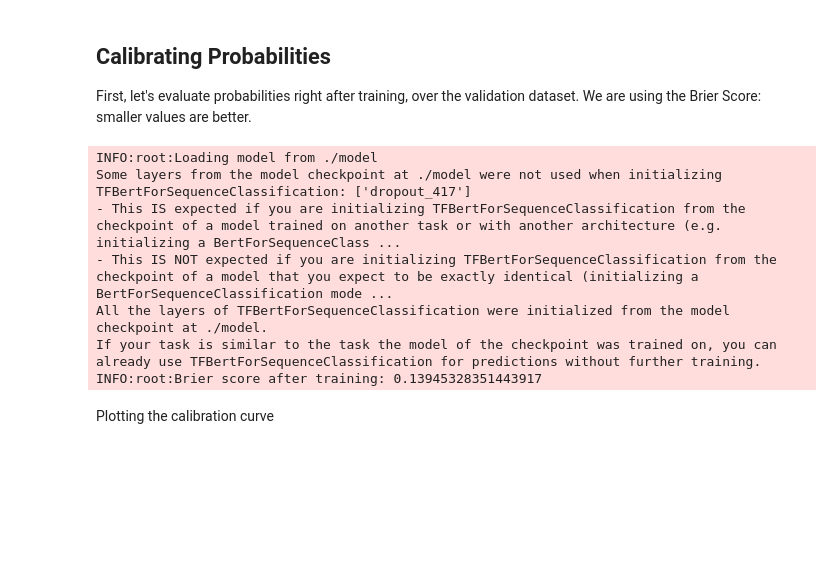
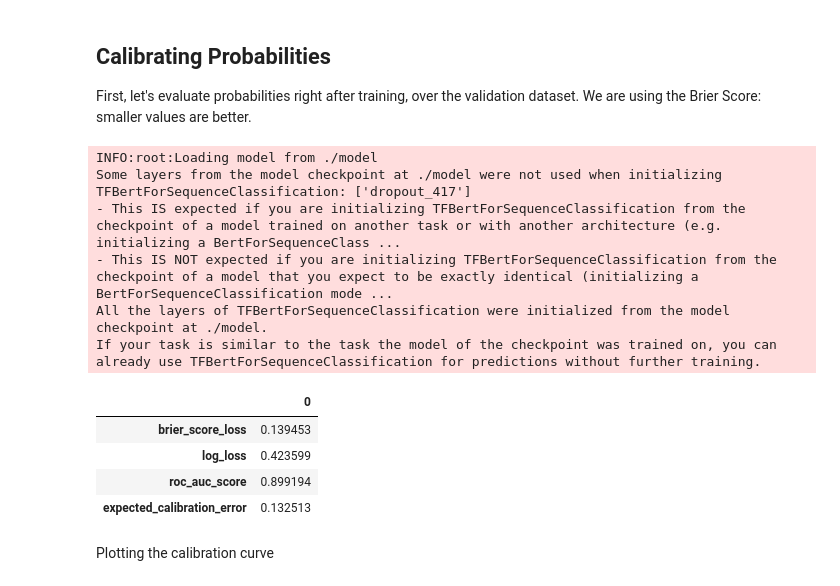
Before and after one commit to cptanalatriste/transformer-type-estimator, a Jupyter notebook: training_type_estimator.ipynb, the cells around one changed output. Saved outputs shown, nothing was run; the diff lists cells and outputs as text; code cells hidden in the pictures; blank space fills up the shorter version.

Commit message:
Calculating additional performance metrics.

```diff
--- a/training_type_estimator.ipynb
+++ b/training_type_estimator.ipynb
@@ -84,24 +84,28 @@ type_analyser = TransformerTypeAnalyser(epochs=15, batch_size=8, learning_rate=3
 
 First, let's evaluate probabilities right after training, over the validation dataset. We are using the Brier Score: smaller values are better.
 # %%
-from sklearn.metrics import brier_score_loss
+from prob_calibration import evaluate_type_analyser
 from typing import List
 
 trained_type_analyser: TransformerTypeAnalyser = TransformerTypeAnalyser()
 validation_text: List[str] = validation_dataset["text"].astype(str).tolist()
 validation_probabilities: List[float] = trained_type_analyser.obtain_probabilities(validation_text, local=True)
 validation_types: List[int] = validation_dataset["will_help"].tolist()
 
-brier_score: float = brier_score_loss(validation_types, validation_probabilities)
-logging.info(f"Brier score after training: {brier_score}")
+number_of_bins: int = 10
+evaluate_type_analyser(validation_types, validation_probabilities, number_of_bins)
 # %% [output]
 INFO:root:Loading model from ./model
 Some layers from the model checkpoint at ./model were not used when initializing TFBertForSequenceClassification: ['dropout_417']
 - This IS expected if you are initializing TFBertForSequenceClassification from the checkpoint of a model trained on another task or with another architecture (e.g. initializing a BertForSequenceClass ...
 - This IS NOT expected if you are initializing TFBertForSequenceClassification from the checkpoint of a model that you expect to be exactly identical (initializing a BertForSequenceClassification mode ...
 All the layers of TFBertForSequenceClassification were initialized from the model checkpoint at ./model.
 If your task is similar to the task the model of the checkpoint was trained on, you can already use TFBertForSequenceClassification for predictions without further training.
-INFO:root:Brier score after training: 0.13945328351443917
+|  | 0 |
+| brier_score_loss | 0.139453 |
+| log_loss | 0.423599 |
+| roc_auc_score | 0.899194 |
+| expected_calibration_error | 0.132513 |
 # %% [markdown]
 Plotting the calibration curve
 # %%
```
Also changed, not shown: parts of 4 cells of this notebook, 1 other file.
